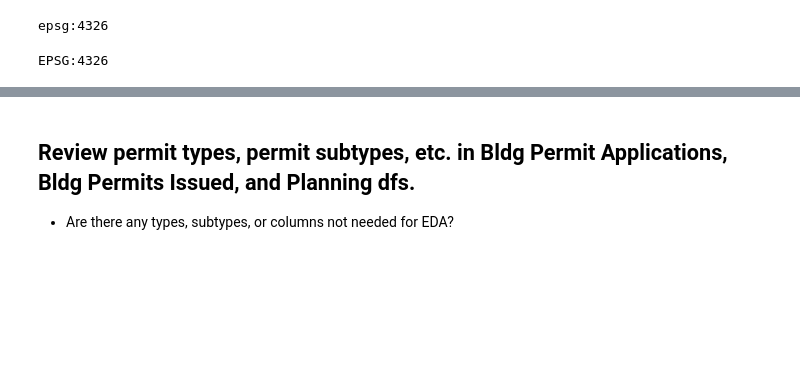
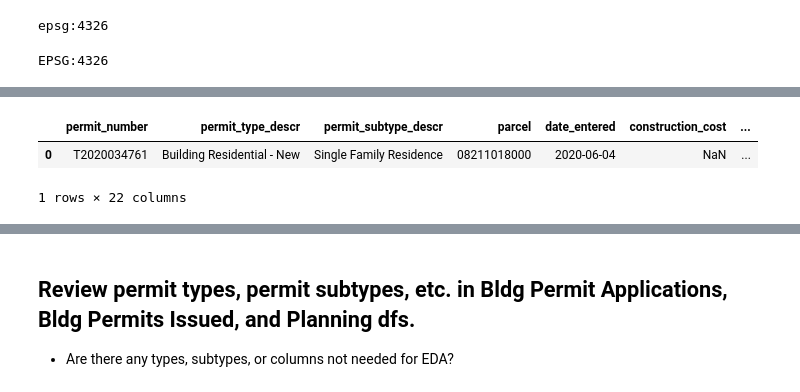
Before and after one commit to lorirocks/nashville-neighborhoods-capstone, a Jupyter notebook: notebooks/1_dataprep.ipynb, the cells around one changed output, grey strips where cells are left out. Drawn from its saved outputs; the diff is of its cells as text; code cells hidden in the pictures; blank space fills up the shorter version.

Commit message:
Moved code to add 'type_subtype' column from 2_eda to 1_dataprep to do this step on earlier dfs. In preparation for sorting and dropping duplicates from pre-cleaned dfs.

```diff
--- a/notebooks/1_dataprep.ipynb
+++ b/notebooks/1_dataprep.ipynb
@@ -867,0 +871,14 @@ EPSG:4326
+# %%
+# Adding column to have single column for use for sorting
+# Adding to main df, then
+
+df_bldg_apps['type_subtype'] = ("TYPE: "
+                                + df_bldg_apps['permit_type_descr']
+                                + " SUBTYPE: "
+                                + df_bldg_apps['permit_subtype_descr']
+                               )
+df_bldg_apps.head(1)
+# %% [output]
+|  | permit_number | permit_type_descr | permit_subtype_descr | parcel | date_entered | construction_cost | ... |
+| 0 | T2020034761 | Building Residential - New | Single Family Residence | 08211018000 | 2020-06-04 | NaN | ... |
+1 rows × 22 columns
```
Also changed, not shown: parts of 9 cells of this notebook, 2 other files.
